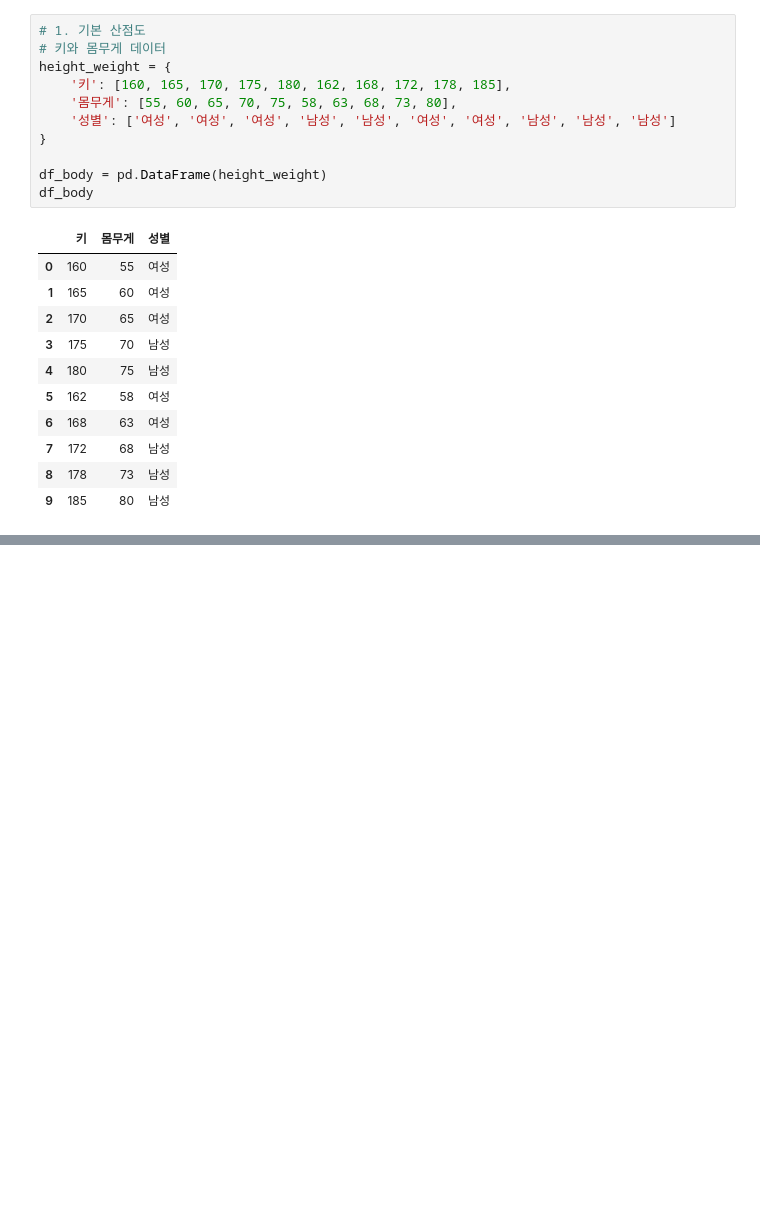
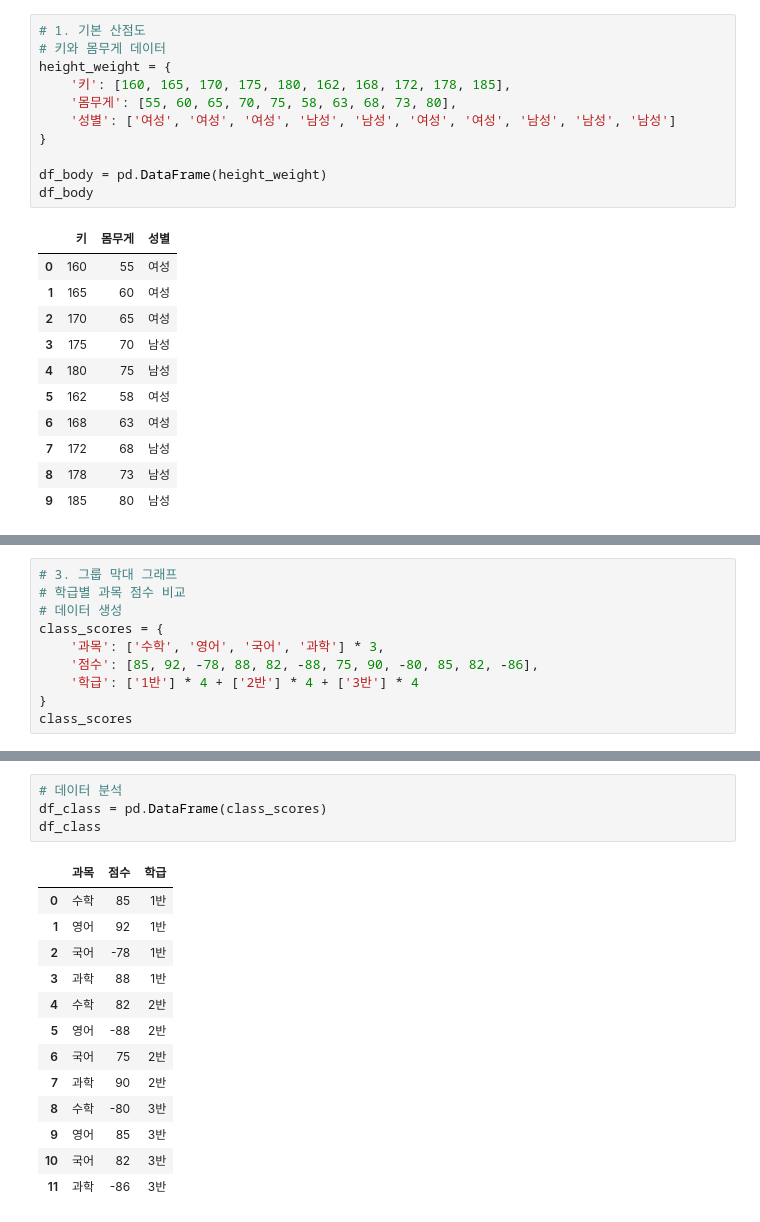
Before and after one commit to fsclass-n/big0611, a Jupyter notebook: py/p02_데이터분석/ch06_plotly/ex02_기본그래프유형.ipynb, the cells around one changed output, grey strips where cells are left out. Saved outputs shown, nothing was run; the diff lists cells and outputs as text; blank space fills up the shorter version.

```diff
--- a/py/p02_데이터분석/ch06_plotly/ex02_기본그래프유형.ipynb
+++ b/py/p02_데이터분석/ch06_plotly/ex02_기본그래프유형.ipynb
@@ -130,0 +276,10 @@ df_body
+# %%
+# 3. 그룹 막대 그래프
+# 학급별 과목 점수 비교
+# 데이터 생성
+class_scores = {
+    '과목': ['수학', '영어', '국어', '과학'] * 3,
+    '점수': [85, 92, -78, 88, 82, -88, 75, 90, -80, 85, 82, -86],
+    '학급': ['1반'] * 4 + ['2반'] * 4 + ['3반'] * 4
+}
+class_scores
@@ -130,0 +304,18 @@ df_body
+# %%
+# 데이터 분석
+df_class = pd.DataFrame(class_scores)
+df_class
+# %% [output]
+|  | 과목 | 점수 | 학급 |
+| 0 | 수학 | 85 | 1반 |
+| 1 | 영어 | 92 | 1반 |
+| 2 | 국어 | -78 | 1반 |
+| 3 | 과학 | 88 | 1반 |
+| 4 | 수학 | 82 | 2반 |
+| 5 | 영어 | -88 | 2반 |
+| 6 | 국어 | 75 | 2반 |
+| 7 | 과학 | 90 | 2반 |
+| 8 | 수학 | -80 | 3반 |
+| 9 | 영어 | 85 | 3반 |
+| 10 | 국어 | 82 | 3반 |
+| 11 | 과학 | -86 | 3반 |
```
Also changed, not shown: parts of 24 cells of this notebook.
